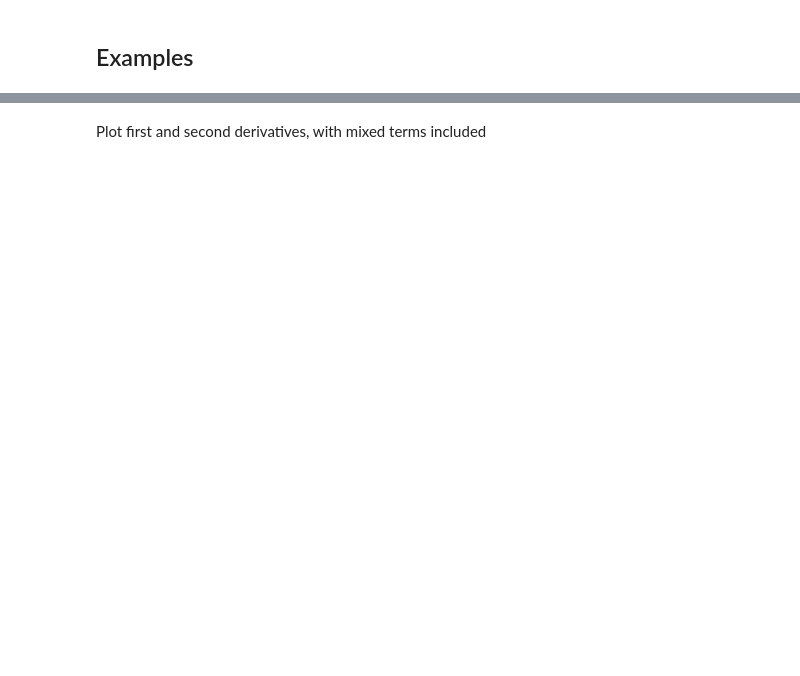
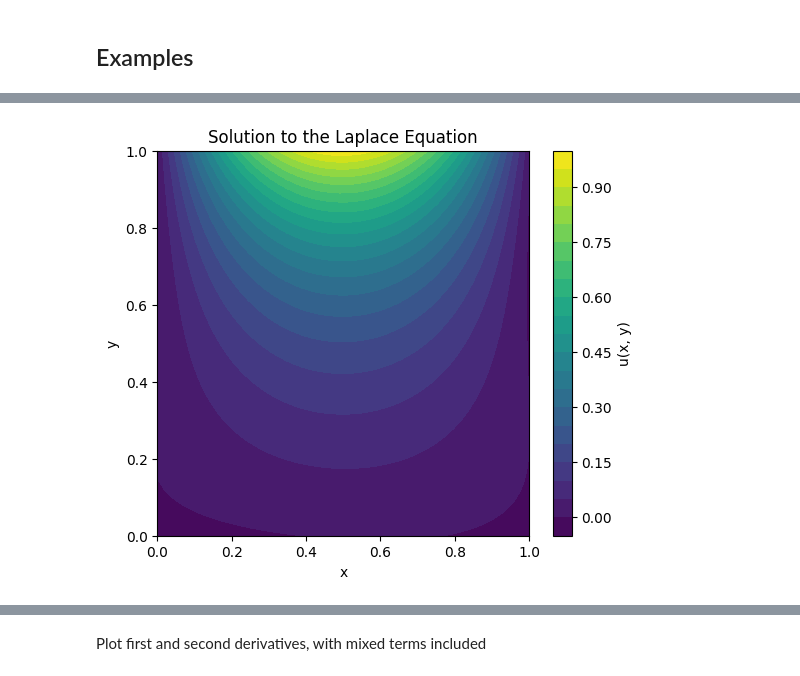
Before and after one commit to SavvasPitsi/ML_the_atom, a Jupyter notebook: Exploration.ipynb, the cells around one changed output, grey strips where cells are left out. Drawn from its saved outputs; the diff is of its cells as text; code cells hidden in the pictures; blank space fills up the shorter version.

```diff
--- a/Exploration.ipynb
+++ b/Exploration.ipynb
@@ -210,2 +262,96 @@ plt.show()
 # %% [markdown]
 ## Examples
+# %%
+# Define the neural network
+class LapSolver(nn.Module):
+    def __init__(self):
+        super(LapSolver, self).__init__()
+        self.net = nn.Sequential(
+            nn.Linear(2, 20),  # Input (x, y)
+            nn.Tanh(),
+            nn.Linear(20, 20),
+            nn.Tanh(),
+            nn.Linear(20, 1)   # Output u(x, y)
+        )
+
+    def forward(self, xy):
+        return self.net(xy)
+
+# Define the PDE loss function
+def loss_function(model, xy_train):
+    xy_train.requires_grad = True  # Enable differentiation for (x, y)
+
+    u = model(xy_train)  # Neural network prediction u(x, y)
+
+    # Compute gradients using autograd
+    grad_u = torch.autograd.grad(u, xy_train, torch.ones_like(u), create_graph=True)[0]
+    du_dx = grad_u[:, 0]  # Partial derivative w.r.t x
+    du_dy = grad_u[:, 1]  # Partial derivative w.r.t y
+
+    # Compute second derivatives
+    d2u_dx2 = torch.autograd.grad(du_dx, xy_train, torch.ones_like(du_dx), create_graph=True)[0][:, 0:1]
+    d2u_dy2 = torch.autograd.grad(du_dy, xy_train, torch.ones_like(du_dy), create_graph=True)[0][:, 1:2]
+
+    laplace_loss = torch.mean((d2u_dx2 + d2u_dy2) ** 2)  # Enforce Laplace equation
+
+    # Boundary conditions
+    x_bc = torch.linspace(0, 1, 20).view(-1, 1)
+    y_bc = torch.linspace(0, 1, 20).view(-1, 1)
+
+    # Left boundary: u(0, y) = 0
+    x_left = torch.zeros_like(y_bc)
+    left_bc = torch.cat([x_left, y_bc], dim=1)
+    u_left = model(left_bc)
+    bc_left_loss = torch.mean(u_left ** 2)
+
+    # Right boundary: u(1, y) = 0
+    x_right = torch.ones_like(y_bc)
+    right_bc = torch.cat([x_right, y_bc], dim=1)
+    u_right = model(right_bc)
+    bc_right_loss = torch.mean(u_right ** 2)
+
+    # Bottom boundary: u(x, 0) = 0
+    y_bottom = torch.zeros_like(x_bc)
+    bottom_bc = torch.cat([x_bc, y_bottom], dim=1)
+    u_bottom = model(bottom_bc)
+    bc_bottom_loss = torch.mean(u_bottom ** 2)
+
+    # Top boundary: u(x, 1) = sin(pi * x)
+    y_top = torch.ones_like(x_bc)
+    top_bc = torch.cat([x_bc, y_top], dim=1)
+    u_top = model(top_bc)
+    bc_top_loss = torch.mean((u_top - torch.sin(np.pi * x_bc).view(-1,1)) ** 2)
+
+    return laplace_loss + bc_left_loss + bc_right_loss + bc_bottom_loss + bc_top_loss
+
+# Training
+model = LapSolver()
+optimizer = torch.optim.Adam(model.parameters(), lr=0.01)
+
+# Training loop
+xy_train = torch.rand(1000, 2)  # Sample points in the domain [0,1]x[0,1]
+for epoch in range(3500):
+    optimizer.zero_grad()
+    loss = loss_function(model, xy_train)
+    loss.backward()
+    optimizer.step()
+
+    if epoch % 500 == 0:
+        print(f"Epoch {epoch}, Loss: {loss.item()}")
+
+# Visualizing the solution
+x_test = torch.linspace(0, 1, 50)
+y_test = torch.linspace(0, 1, 50)
+X, Y = torch.meshgrid(x_test, y_test, indexing="ij")
+xy_test = torch.cat([X.reshape(-1, 1), Y.reshape(-1, 1)], dim=1)
+
+u_pred = model(xy_test).detach().numpy().reshape(50, 50)
+
+plt.figure(figsize=(6, 5))
+plt.contourf(X.numpy(), Y.numpy(), u_pred, levels=20, cmap="viridis")
+plt.colorbar(label="u(x, y)")
+plt.xlabel("x")
+plt.ylabel("y")
+plt.title("Solution to the Laplace Equation")
+plt.show()
+# %% [output]
@@ -211,0 +365 @@ plt.show()
+[figure, added]
```
Also changed, not shown: parts of 11 cells of this notebook.
